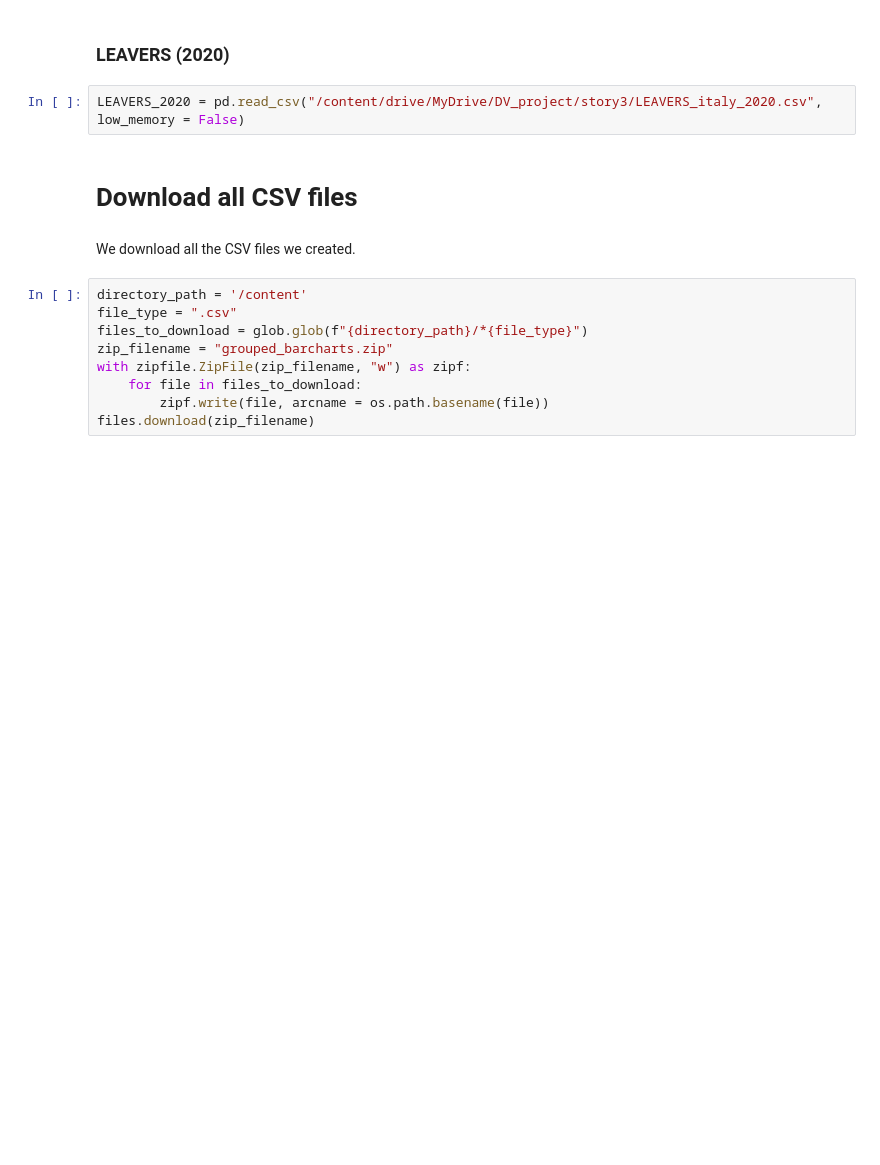
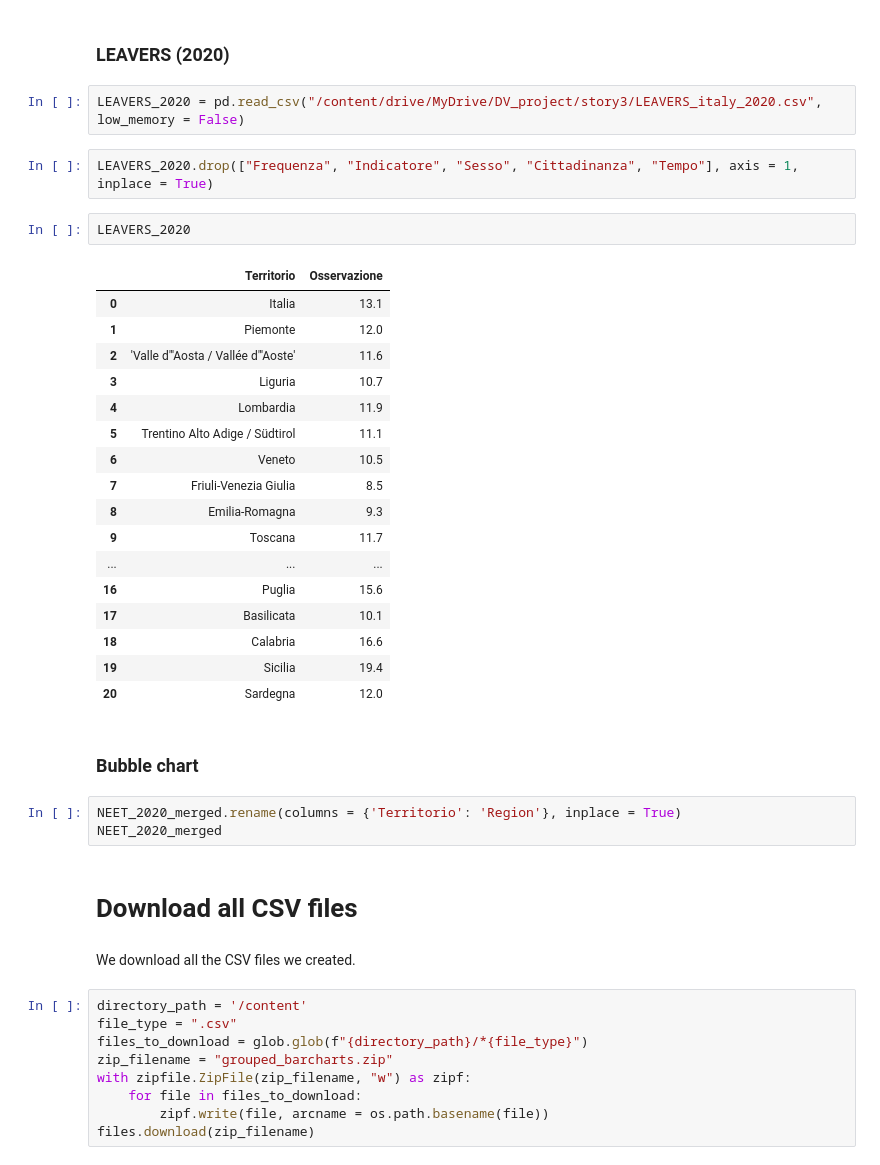
Before and after one commit to VittorioBartolomeoSecondin/DVISProject-CAValli_Team, a Jupyter notebook: Preprocessing_story3.ipynb, the cells around one changed output. Drawn from its saved outputs; the diff is of its cells as text; blank space fills up the shorter version.

```diff
--- a/Preprocessing_story3.ipynb
+++ b/Preprocessing_story3.ipynb
@@ -223,6 +225,33 @@ POVERTY_2020
 ### LEAVERS (2020)
 # %%
 LEAVERS_2020 = pd.read_csv("/content/drive/MyDrive/DV_project/story3/LEAVERS_italy_2020.csv", low_memory = False)
+# %%
+LEAVERS_2020.drop(["Frequenza", "Indicatore", "Sesso", "Cittadinanza", "Tempo"], axis = 1, inplace = True)
+# %%
+LEAVERS_2020
+# %% [output]
+|  | Territorio | Osservazione |
+| 0 | Italia | 13.1 |
+| 1 | Piemonte | 12.0 |
+| 2 | 'Valle d"'Aosta / Vallée d"'Aoste' | 11.6 |
+| 3 | Liguria | 10.7 |
+| 4 | Lombardia | 11.9 |
+| 5 | Trentino Alto Adige / Südtirol | 11.1 |
+| 6 | Veneto | 10.5 |
+| 7 | Friuli-Venezia Giulia | 8.5 |
+| 8 | Emilia-Romagna | 9.3 |
+| 9 | Toscana | 11.7 |
+| ... | ... | ... |
+| 16 | Puglia | 15.6 |
+| 17 | Basilicata | 10.1 |
+| 18 | Calabria | 16.6 |
+| 19 | Sicilia | 19.4 |
+| 20 | Sardegna | 12.0 |
+# %% [markdown]
+### Bubble chart
+# %%
+NEET_2020_merged.rename(columns = {'Territorio': 'Region'}, inplace = True)
+NEET_2020_merged
 # %% [markdown]
 # Download all CSV files
 # %% [markdown]
```
Also changed, not shown: parts of 4 cells of this notebook.
